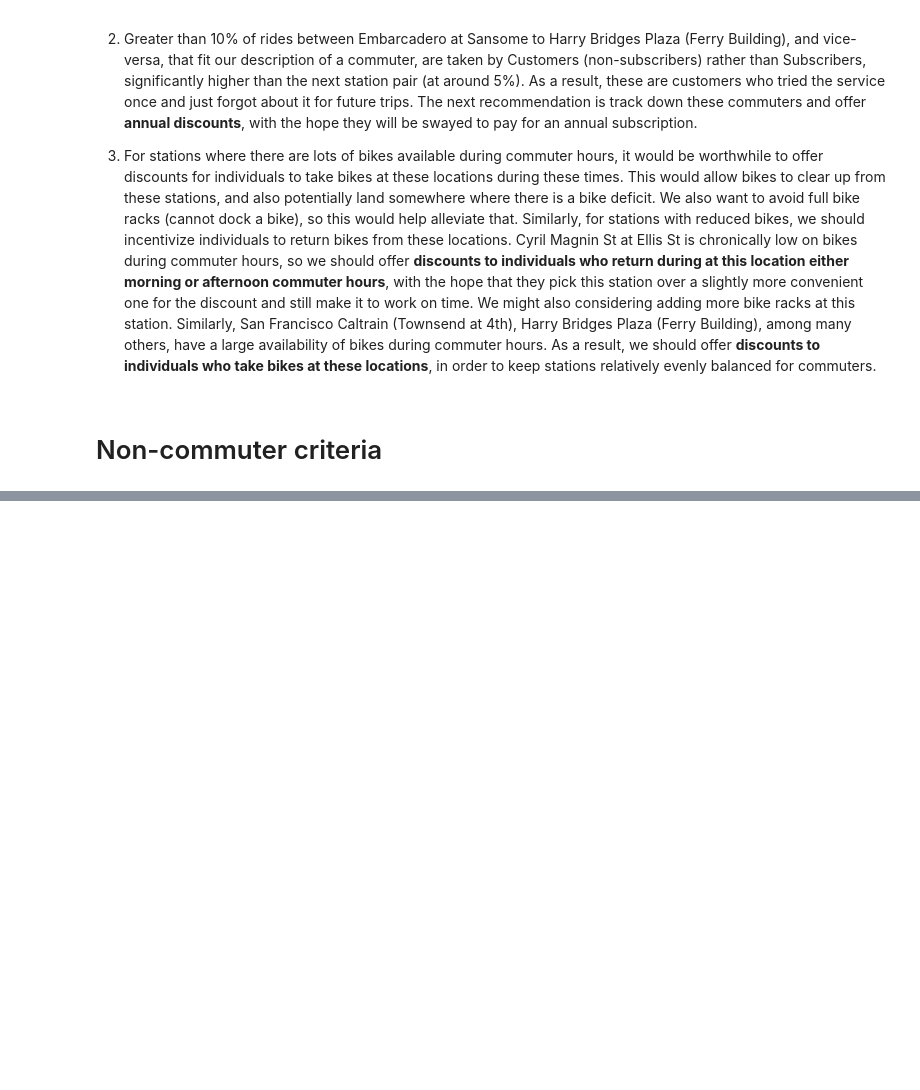
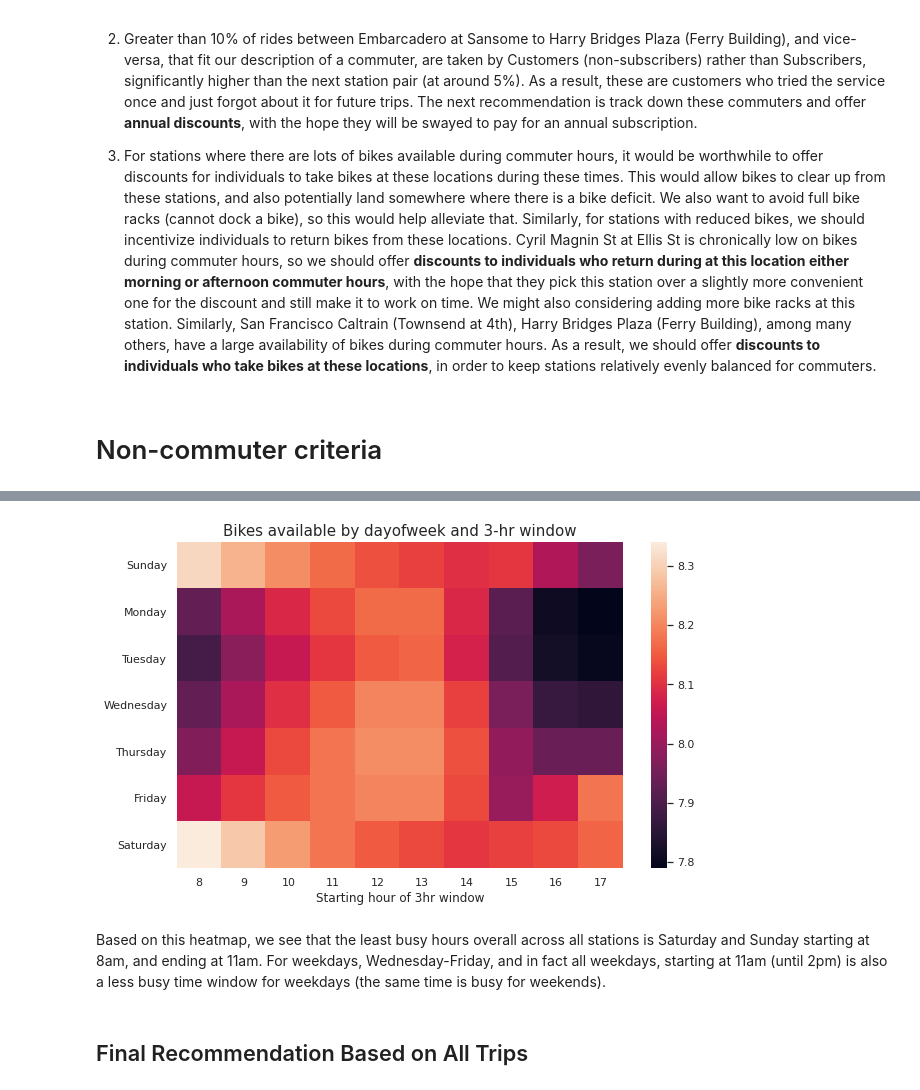
Before and after one commit to siduojiang/SQL_analysis_bikeshare, a Jupyter notebook: Project_1.ipynb, the cells around one changed output, grey strips where cells are left out. Drawn from its saved outputs; the diff is of its cells as text; code cells hidden in the pictures; blank space fills up the shorter version.

Commit message:
Finalized Project 1

```diff
--- a/Project_1.ipynb
+++ b/Project_1.ipynb
@@ -330,0 +438,16 @@ Change in ridership during weekend versus weekday. Top 5 starting stations durin
+# %%
+three_hour_window = '''
+SELECT day_week, date_hour, ROUND(AVG(avg_avail_bikes) OVER (ORDER BY day_week, date_hour ROWS BETWEEN CURRENT ROW AND 2 FOLLOWING), 2) rolling_avg_3
+  FROM (
+      SELECT EXTRACT(DAYOFWEEK FROM time) day_week, EXTRACT(HOUR FROM time) date_hour, AVG(bikes_available) avg_avail_bikes
+      FROM `bigquery-public-data.san_francisco.bikeshare_status` status
+      JOIN `bigquery-public-data.san_francisco.bikeshare_stations` stations
+      ON status.station_id = stations.station_id
+      WHERE EXTRACT(HOUR FROM time) BETWEEN 8 AND 19
+      GROUP BY 1, 2
+      ORDER BY 1, 2)
+  WHERE date_hour <= 17
+  ORDER BY rolling_avg_3 DESC
+'''
+
+df_3hr_window = client.query(three_hour_window).to_dataframe()
@@ -330,0 +478,4 @@ Change in ridership during weekend versus weekday. Top 5 starting stations durin
+# %%
+#Convert to a pivot tab-el
+pivot = df_3hr_window.pivot_table(index = 'day_week', columns='date_hour',values='rolling_avg_3',fill_value=0)
+pivot
@@ -330,0 +492,18 @@ Change in ridership during weekend versus weekday. Top 5 starting stations durin
+# %%
+dayofweek = {1: 'Sunday',
+             2: 'Monday',
+             3: 'Tuesday',
+             4: 'Wednesday',
+             5: 'Thursday',
+             6: 'Friday',
+             7: 'Saturday'}
+pivot.index = [dayofweek[i] for i in pivot.index]
+pivot.columns.name = 'Starting hour of 3hr window'
+fig = plt.figure(figsize = (10,6))
+sns.heatmap(pivot).set_title("Bikes available by dayofweek and 3-hr window", fontsize = 15);
+# %% [output]
+[figure, added]
+# %% [markdown]
+Based on this heatmap, we see that the least busy hours overall across all stations is Saturday and Sunday starting at 8am, and ending at 11am. For weekdays, Wednesday-Friday, and in fact all weekdays, starting at 11am (until 2pm) is also a less busy time window for weekdays (the same time is busy for weekends).
+# %% [markdown]
+## Final Recommendation Based on All Trips
```
Also changed, not shown: parts of 23 cells of this notebook.
